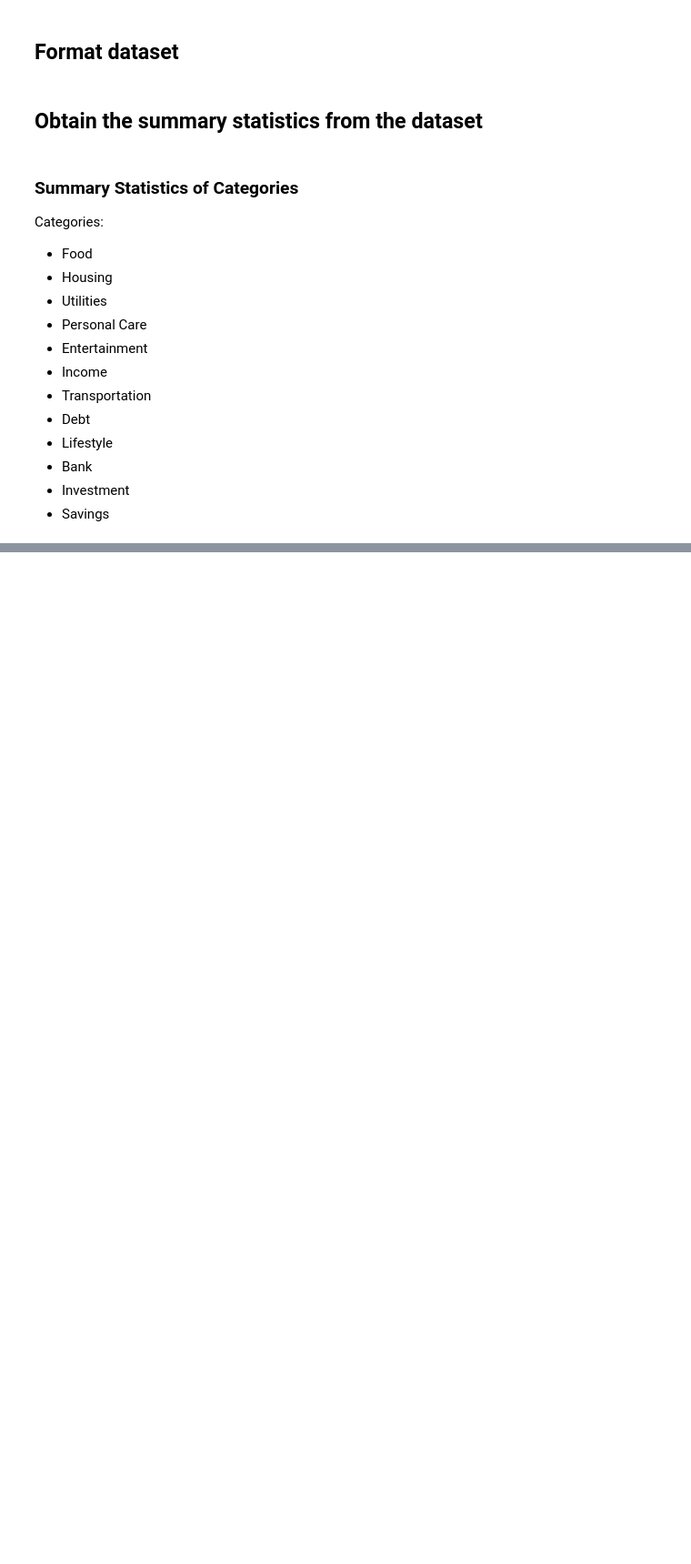
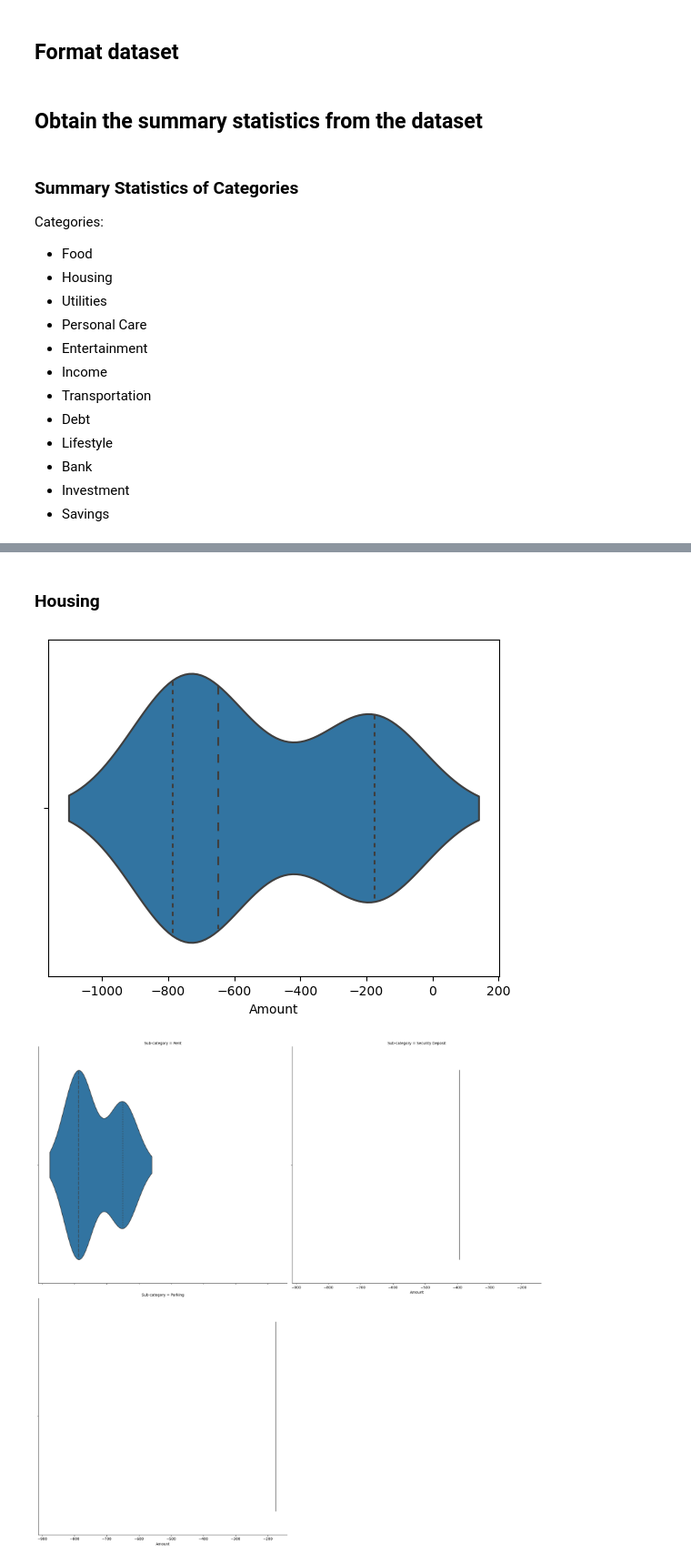
Before and after one commit to petermroberts/Ledgr, a Jupyter notebook: PostPresentation/ExploratoryAnalysis.ipynb, the cells around one changed output, grey strips where cells are left out. Shown at 91% size. Drawn from its saved outputs; the diff is of its cells as text; code cells hidden in the pictures; blank space fills up the shorter version.

```diff
--- a/PostPresentation/ExploratoryAnalysis.ipynb
+++ b/PostPresentation/ExploratoryAnalysis.ipynb
@@ -55,3 +36,16 @@ food_dataframe = transactions[transactions['Category'] == 'Food & Drinks']
+# %%
+food = basic_transactions[basic_transactions['Category'] == 'Food & Drinks']
+housing = basic_transactions[basic_transactions['Category'] == 'Housing']
+utilities = basic_transactions[basic_transactions['Category'] == 'Utilities']
+personal = basic_transactions[basic_transactions['Category'] == 'Personal Care']
+entertainment = basic_transactions[basic_transactions['Category'] == 'Entertainment']
+income = basic_transactions[basic_transactions['Category'] == 'Income']
+transportation = basic_transactions[basic_transactions['Category'] == 'Transportation']
+debt = basic_transactions[basic_transactions['Category'] == 'Debt']
+lifestyle = basic_transactions[basic_transactions['Category'] == 'Lifestyle']
+bank = basic_transactions[basic_transactions['Category'] == 'Bank']
+investment = basic_transactions[basic_transactions['Category'] == 'Investment']
+savings = basic_transactions[basic_transactions['Category'] == 'Savings']
 # %%
 def printSummary(statistics):
     print(f'Summary Statistics for {statistics["category"]}:')
@@ -87,3 +125,0 @@ grid.map(sns.violinplot, 'Amount', order=transactions['Category'].unique(), inne
-# %%
-grid = sns.FacetGrid(food_dataframe, col='Sub-category', col_wrap=2, height=10)
-grid.map(sns.violinplot, 'Amount', order=food_dataframe['Sub-category'].unique(), inner='quart')
@@ -97,0 +126,5 @@ sns.violinplot(x=food_dataframe[food_dataframe['Sub-category'] == 'Candy']['Amou
+# %%
+def categoryPlots(dataframe):
+    sns.violinplot(x=dataframe['Amount'], inner='quart')
+    grid = sns.FacetGrid(dataframe, col='Sub-category', col_wrap=2, height=10)
+    grid.map(sns.violinplot, 'Amount', order=dataframe['Sub-category'].unique(), inner='quart')
@@ -97,0 +138,7 @@ sns.violinplot(x=food_dataframe[food_dataframe['Sub-category'] == 'Candy']['Amou
+# %% [markdown]
+### Housing
+# %%
+categoryPlots(housing)
+# %% [output]
+[figure, added]
+[figure, added]
```
Also changed, not shown: parts of 34 cells of this notebook, 2 other files.
